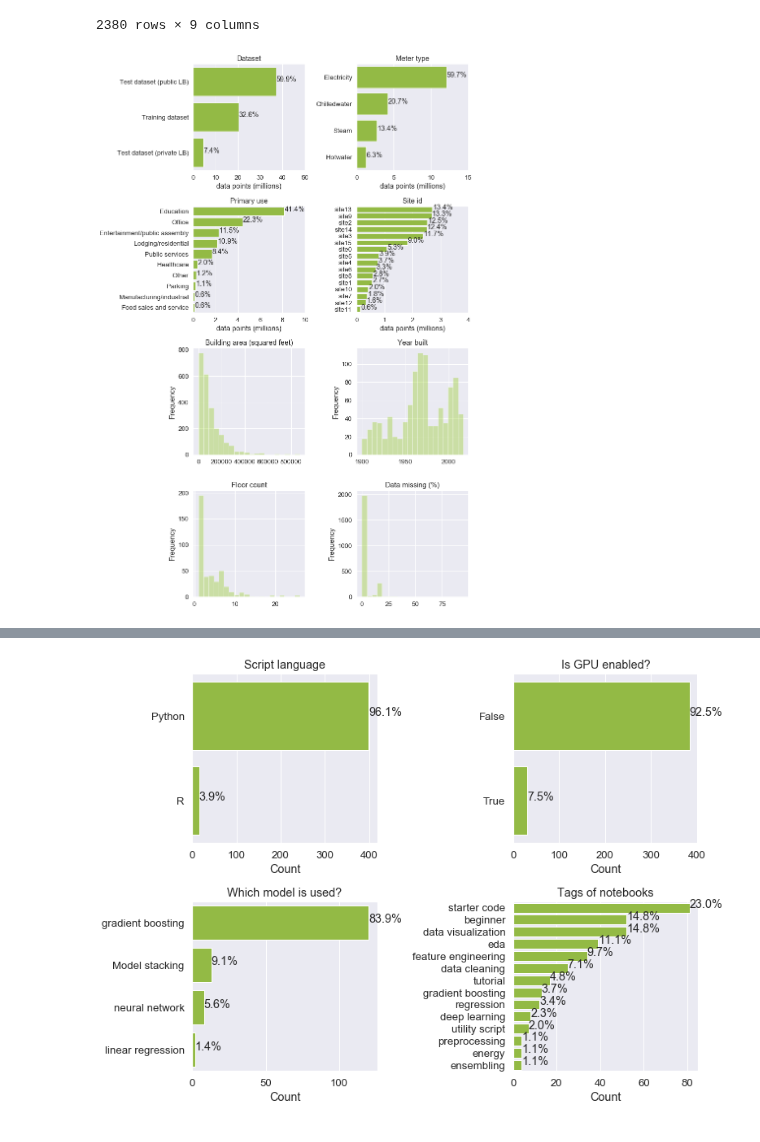
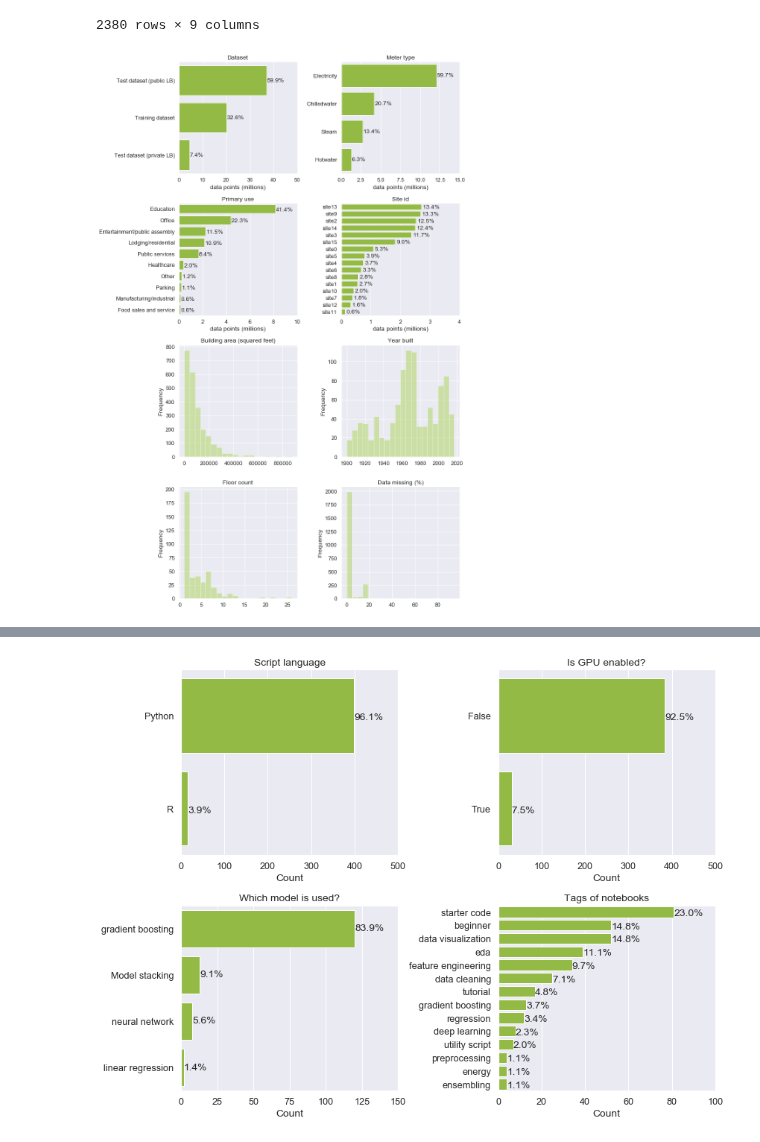
Before and after one commit to buds-lab/ashrae-great-energy-predictor-3-overview-analysis, a Jupyter notebook: Section3/Combined bar charts.ipynb, the cells around one changed output, grey strips where cells are left out. Cells and saved outputs as stored; diff of their text form; code cells hidden in the pictures.

```diff
--- a/Section3/Combined bar charts.ipynb
+++ b/Section3/Combined bar charts.ipynb
@@ -34,8 +34,8 @@ nr_rows = 4
 nr_cols = 2
 
 color = "yellowgreen"
-sns.set(font_scale = 1.2)
-fig, axs = plt.subplots(nr_rows, nr_cols, figsize=(nr_cols*5.5,nr_rows*4))
+sns.set(font_scale = 1.15)
+fig, axs = plt.subplots(nr_rows, nr_cols, figsize=(nr_cols*6,nr_rows*4.5))
 
 # Fig 1: data points of each dataset
 # Temporary dataset
@@ -53,8 +53,8 @@ ax1.set(ylabel="", xlabel="data points (millions)", xlim=(0, 5*10))
 total = df_temp['data points'].sum().sum()
 for p in ax1.patches:
         percentage = '{:.1f}%'.format(100 * p.get_width()/total)
-        x = p.get_x() + p.get_width() + 0.02
-        y = p.get_y() + p.get_height()/2
+        x = p.get_x() + p.get_width() + 0.05
+        y = p.get_y() + p.get_height()/1.8
         ax1.annotate(percentage, (x, y))
 
 #Fig 2: data points of each meter type
@@ -71,8 +71,8 @@ ax2.set(ylabel="", xlabel="data points (millions)", xlim=(0, 1.5*10))
 total = df_temp['data points'].sum().sum()
 for p in ax2.patches:
         percentage = '{:.1f}%'.format(100 * p.get_width()/total)
-        x = p.get_x() + p.get_width() + 0.02
-        y = p.get_y() + p.get_height()/2
+        x = p.get_x() + p.get_width() + 0.05
+        y = p.get_y() + p.get_height()/1.8
         ax2.annotate(percentage, (x, y))
 
 #Fig 3: data points of each primary use
@@ -89,8 +89,8 @@ ax3.set(ylabel="", xlabel="data points (millions)", xlim=(0, 10))
 total = df_temp['data points'].sum().sum()
 for p in ax3.patches:
         percentage = '{:.1f}%'.format(100 * p.get_width()/total)
-        x = p.get_x() + p.get_width() + 0.02
-        y = p.get_y() + p.get_height()/2
+        x = p.get_x() + p.get_width() + 0.05
+        y = p.get_y() + p.get_height()/1.35
         ax3.annotate(percentage, (x, y))
 
 #Fig 4: data points in each site
@@ -105,36 +105,36 @@ ax4.title.set_text("Site id")
 ax4.set(ylabel="", xlabel="data points (millions)", xlim=(0, 4))
 # Adds percentage
 total = df_temp['data points'].sum().sum()
 for p in ax4.patches:
         percentage = '{:.1f}%'.format(100 * p.get_width()/total)
-        x = p.get_x() + p.get_width() + 0.02
-        y = p.get_y() + p.get_height()/2
+        x = p.get_x() + p.get_width() + 0.05
+        y = p.get_y() + p.get_height()/1.2
         ax4.annotate(percentage, (x, y))
 
 #Fig 5:
 ax5 = sns.distplot(df_dataset['square_feet'], kde=False, bins=20, color= color, ax = axs[2][0])
 ax5.title.set_text("Building area (squared feet)")
 ax5.set(ylabel="Frequency", xlabel="")
 
 #Fig 6:
 ax6 = sns.distplot(df_dataset['year_built'], kde=False, bins=20, color= color, ax = axs[2][1])
 ax6.title.set_text("Year built")
 ax6.set(ylabel="Frequency", xlabel="")
 
 #Fig 7:
 ax7 = sns.distplot(df_dataset['floor_count'], kde=False, bins=20, color= color, ax = axs[3][0])
 ax7.title.set_text("Floor count")
 ax7.set(ylabel="Frequency", xlabel="")
 
 #Fig 8:
 ax8 = sns.distplot((1-df_dataset['data points']/8784)*100, kde=False, bins=20, color= color, ax = axs[3][1])
 ax8.title.set_text("Data missing (%)")
 ax8.set(ylabel="Frequency", xlabel="")
 
 plt.tight_layout()
 fig.savefig("meta_summary.png", dpi=300)
 # %% [output]
-[figure, old version]
+[figure, new version]
 # %%
 df_notebooks_noTagged=pd.read_pickle('ASHRAE-Kaggle_notebooks_meta.pkl')
 df_notebooks=pd.read_excel('ASHRAE-Kaggle_notebooks_meta(Tagged).xlsx', )
@@ -159,8 +159,8 @@ nr_rows = 2
 nr_cols = 2
 
 color = "yellowgreen"
-sns.set(font_scale = 1.2)
-fig, axs = plt.subplots(nr_rows, nr_cols, figsize=(nr_cols*5.5,nr_rows*4))
+sns.set(font_scale = 1.15)
+fig, axs = plt.subplots(nr_rows, nr_cols, figsize=(nr_cols*6,nr_rows*4.5))
 
 #Fig 1: Script language
 colName='languageName'
@@ -174,13 +174,13 @@ df_temp.rename(columns={'index':colName}, inplace=True)
 # Plot
 ax1 = sns.barplot(y=colName, x="Count", data=df_temp, color= color, ax = axs[0][0])
 ax1.title.set_text(title)
-ax1.set(ylabel="")
+ax1.set(ylabel="", xlim=(0, 500))
 # Adds percentage
 total = df_temp['Count'].sum().sum()
 for p in ax1.patches:
         percentage = '{:.1f}%'.format(100 * p.get_width()/total)
         x = p.get_x() + p.get_width() + 0.02
-        y = p.get_y() + p.get_height()/2
+        y = p.get_y() + p.get_height()/1.8
         ax1.annotate(percentage, (x, y))
 
 #Fig 2: Is GPU enabled?
@@ -197,13 +197,13 @@ df_temp['isGpuEnabled'] = df_temp['isGpuEnabled'].astype('str')
 plt.title(title)
 ax2 = sns.barplot(y=colName, x="Count", data=df_temp, color= color, ax = axs[0][1])
 ax2.title.set_text(title)
-ax2.set(ylabel="")
+ax2.set(ylabel="", xlim=(0, 500))
 # Adds percentage
 total = df_temp['Count'].sum().sum()
 for p in ax2.patches:
         percentage = '{:.1f}%'.format(100 * p.get_width()/total)
         x = p.get_x() + p.get_width() + 0.02
-        y = p.get_y() + p.get_height()/2
+        y = p.get_y() + p.get_height()/1.8
         ax2.annotate(percentage, (x, y))
 
 #Fig 3: Which model is used?
@@ -218,13 +218,13 @@ df_temp.rename(columns={'index':colName}, inplace=True)
 # Plot
 ax3 = sns.barplot(y=colName, x="Count", data=df_temp, color= color, ax = axs[1][0])
 ax3.title.set_text(title)
-ax3.set(ylabel="")
+ax3.set(ylabel="", xlim=(0, 150))
 # Adds percentage
 total = df_temp['Count'].sum().sum()
 for p in ax3.patches:
         percentage = '{:.1f}%'.format(100 * p.get_width()/total)
         x = p.get_x() + p.get_width() + 0.02
-        y = p.get_y() + p.get_height()/2
+        y = p.get_y() + p.get_height()/1.8
         ax3.annotate(percentage, (x, y))
 
 #Fig 4: Tags of notebooks
@@ -240,16 +240,16 @@ df_tags_count
 # Plot
 ax4 = sns.barplot(y=colName, x="Count", data=df_tags_count, color= color, ax = axs[1][1])
 ax4.title.set_text(title)
-ax4.set(ylabel="")
+ax4.set(ylabel="", xlim=(0, 100))
 # Adds percentage
 total = df_tags_count['Count'].sum().sum()
 for p in ax4.patches:
         percentage = '{:.1f}%'.format(100 * p.get_width()/total)
         x = p.get_x() + p.get_width() + 0.02
-        y = p.get_y() + p.get_height()/2
+        y = p.get_y() + p.get_height()/1.2
         ax4.annotate(percentage, (x, y))
 
 plt.tight_layout()
 fig.savefig("notebook_summary.png", dpi=300)
 # %% [output]
-[figure, old version]
+[figure, new version]
```
Also changed, not shown: parts of 1 cell of this notebook.
